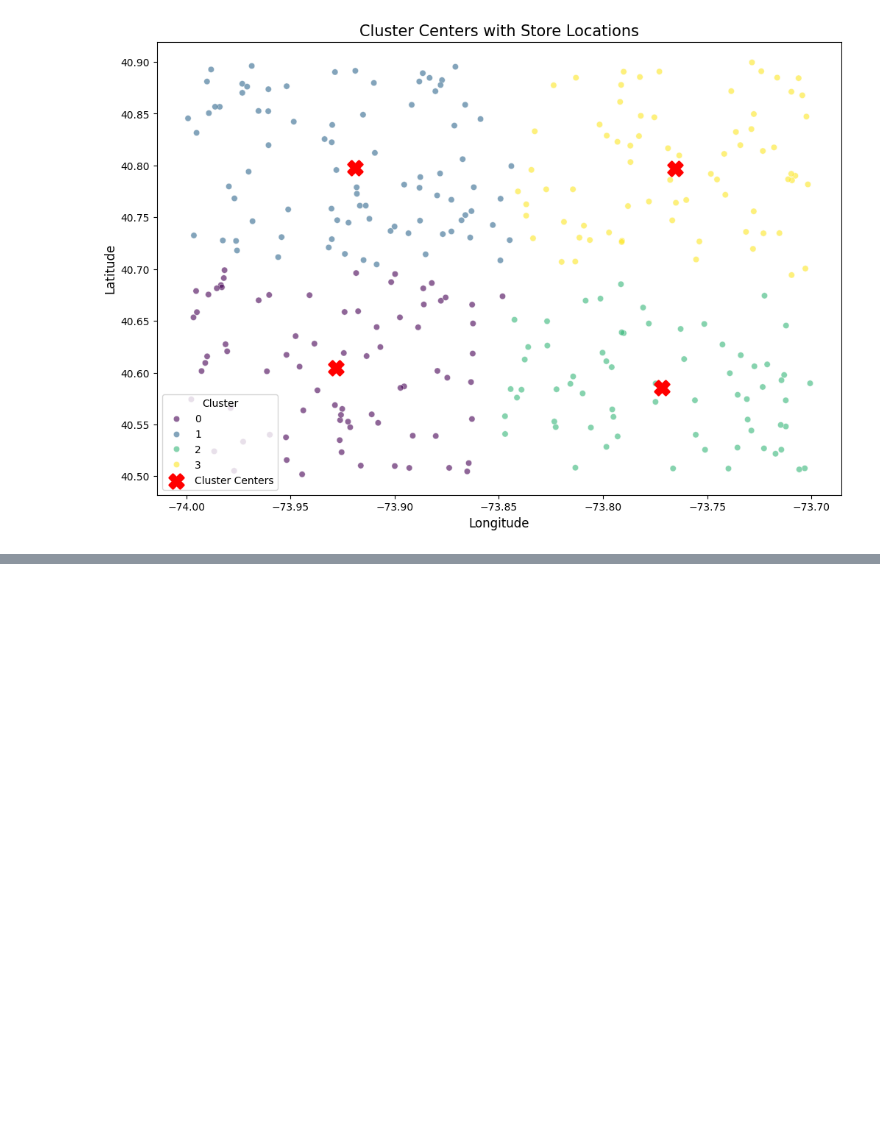
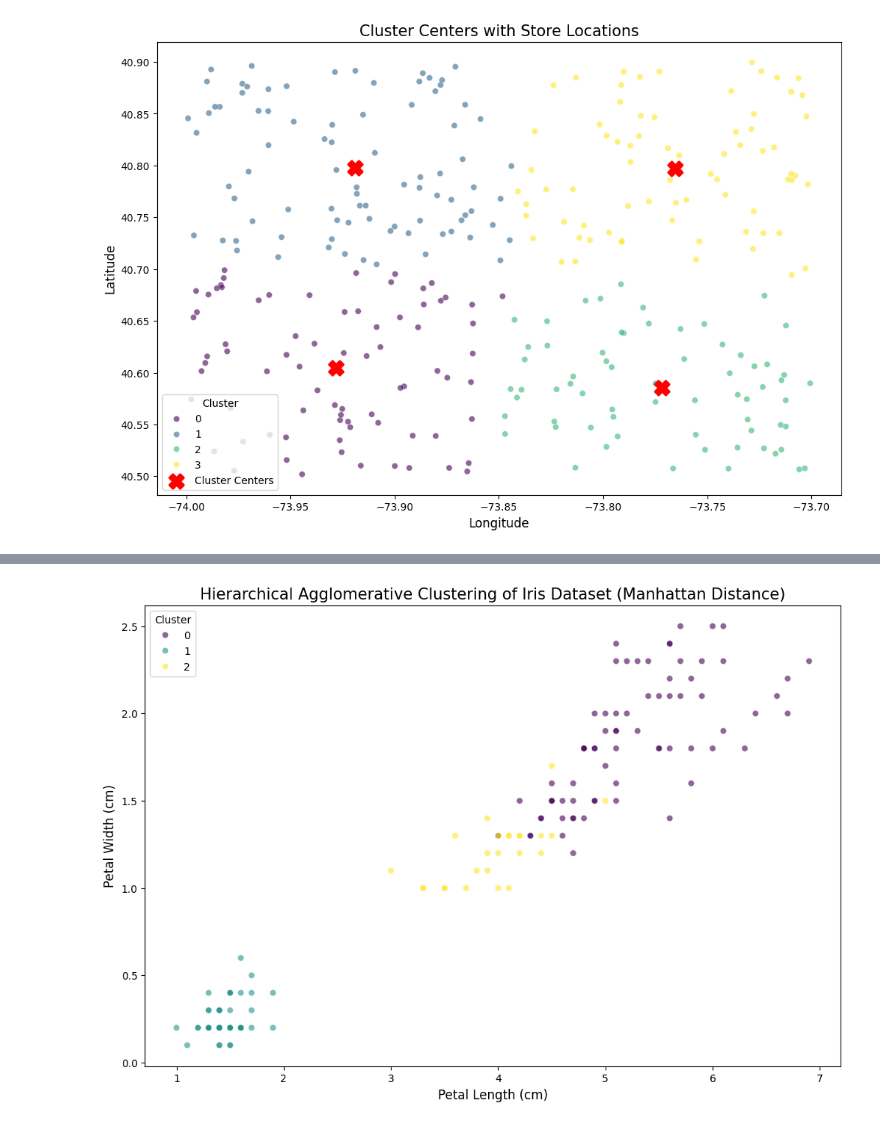
Before and after one commit to abshek7/intial_v, a Jupyter notebook: clustering_algorithms_usla.ipynb, the cells around one changed output, grey strips where cells are left out. Saved outputs shown, nothing was run; the diff lists cells and outputs as text; code cells hidden in the pictures; blank space fills up the shorter version.

```diff
--- a/clustering_algorithms_usla.ipynb
+++ b/clustering_algorithms_usla.ipynb
@@ -144,0 +183,15 @@ plt.show()
+# %%
+n_clusters = 3
+agg_clustering = AgglomerativeClustering(n_clusters=n_clusters, metric='manhattan', linkage='complete')
+y_agg = agg_clustering.fit_predict(X_scaled)
+data['Cluster'] = y_agg
+
+plt.figure(figsize=(12, 8))
+sns.scatterplot(x=data['petal length (cm)'], y=data['petal width (cm)'], hue='Cluster', palette='viridis', data=data, marker='o', alpha=0.6)
+plt.title('Hierarchical Agglomerative Clustering of Iris Dataset (Manhattan Distance)', fontsize=15)
+plt.xlabel('Petal Length (cm)', fontsize=12)
+plt.ylabel('Petal Width (cm)', fontsize=12)
+plt.legend(title='Cluster')
+plt.show()
+# %% [output]
+[figure, added]
```
Also changed, not shown: parts of 2 cells of this notebook.
